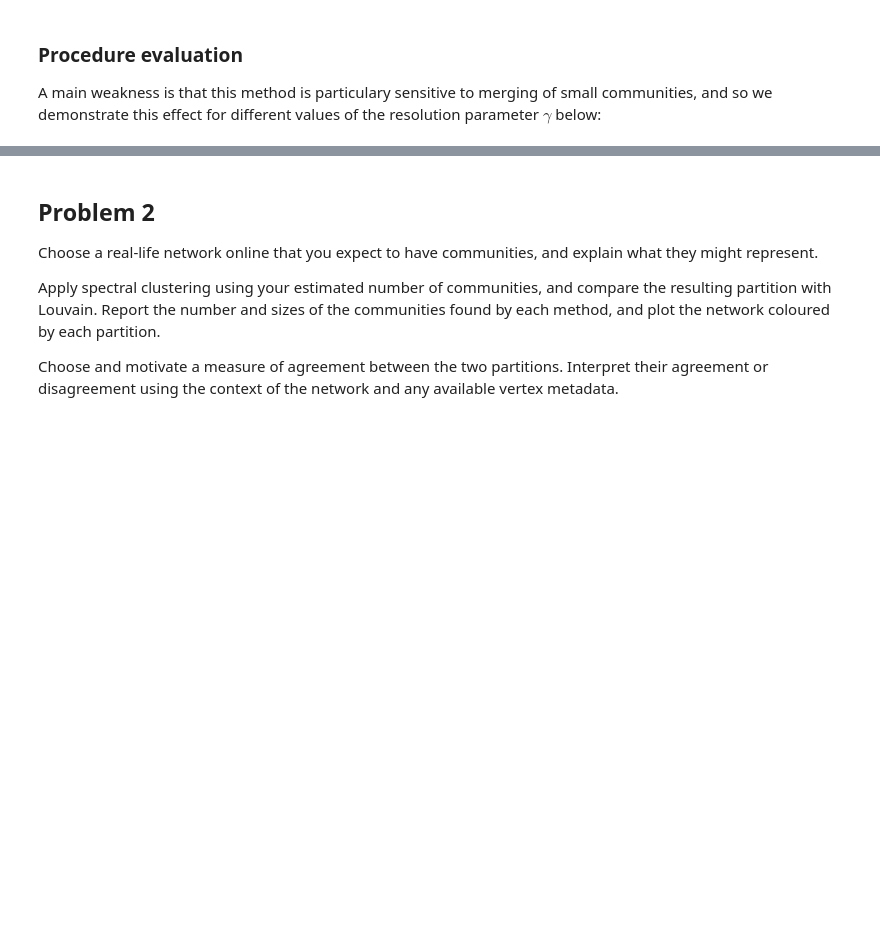
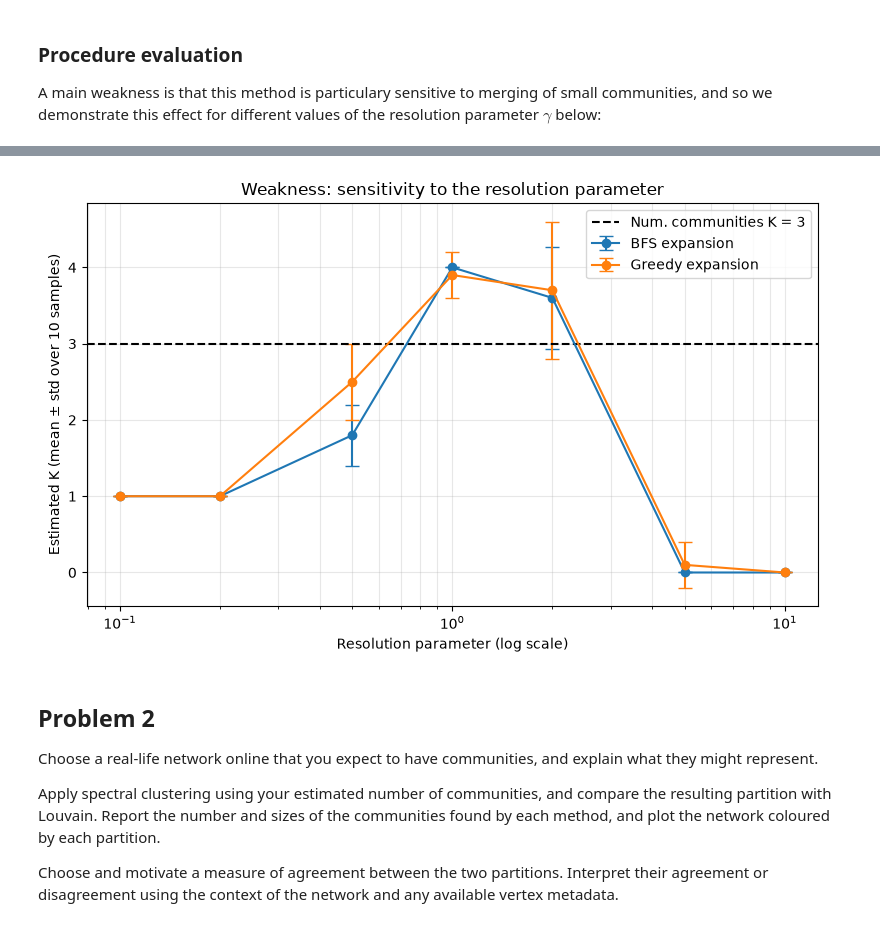
Before and after one commit to tjerkwillems7-ux/complex-networks-assignment-3, a Jupyter notebook: Group_6_Project_3.ipynb, the cells around one changed output, grey strips where cells are left out. Cells and saved outputs as stored; diff of their text form; code cells hidden in the pictures; blank space fills up the shorter version.

```diff
--- a/Group_6_Project_3.ipynb
+++ b/Group_6_Project_3.ipynb
@@ -302,7 +379,7 @@ plt.tight_layout(); plt.show()
 
 A main weakness is that this method is particulary sensitive to merging of small communities, and so we demonstrate this effect for different values of the resolution parameter $\gamma$ below:
 # %%
-def SBM_gamma(gamma_values, K, n, q_in, q_out, n_samples):
+def SBM_gamma(gamma_values, K, n, q_in, q_out, n_samples, estimator):
     """
     Generate an SBM for different values of the probability q_out, which is the probability that any two nodes are in different communities
 
@@ -324,7 +401,7 @@ def SBM_gamma(gamma_values, K, n, q_in, q_out, n_samples):
         G = nx.stochastic_block_model(sizes, Q, seed = SEED + s)
 
         for g in gamma_values:
-            results[g].append(community_number_estimator(G, gamma = g))
+            results[g].append(community_number_estimator(G, estimator, gamma = g))
 
     return results
 
@@ -337,10 +414,14 @@ q_in = 0.3
 q_out = 0.02
 n_samples = 10
 
-res_gamma = SBM_gamma(gamma_values, K, n, q_in, q_out, n_samples)
+res_gamma_bfs = SBM_gamma(gamma_values, K, n, q_in, q_out, n_samples, estimator = find_community_bfs)
+res_gamma_greedy = SBM_gamma(gamma_values, K, n, q_in, q_out, n_samples, estimator = find_community_greedy)
 
-print("gamma | Estimated number of communities K (mean ± std)")
+print("gamma | K (BFS method) | K (greedy method)")
+print("----------------------------------------------------------------")
 for g in gamma_values:
-    m = np.mean(res_gamma[g]); s = np.std(res_gamma[g])
-    print(f"{g:5.1f} | {m:4.1f} ± {s:4.2f}")
+    bm = np.mean(res_gamma_bfs[g]); bs = np.std(res_gamma_bfs[g])
+    gm = np.mean(res_gamma_greedy[g]); gs = np.std(res_gamma_greedy[g])
+
+    print(f"{g:5.1f} | {bm:4.1f} ± {bs:4.2f} | {gm:4.1f} ± {gs:4.2f}")
 # %% [output]
@@ -348,19 +437,25 @@ KeyboardInterrupt:
 # %%
 fig, ax = plt.subplots(figsize = (8, 5))
 ax.errorbar(gamma_values,
-            [np.mean(res_gamma[g]) for g in gamma_values],
-            yerr=[np.std(res_gamma[g]) for g in gamma_values],
-            fmt = "o-", capsize = 5)
+            [np.mean(res_gamma_bfs[g]) for g in gamma_values],
+            yerr=[np.std(res_gamma_bfs[g]) for g in gamma_values],
+            fmt = "o-", capsize = 5, label = "BFS expansion")
+ax.errorbar(gamma_values,
+            [np.mean(res_gamma_greedy[g]) for g in gamma_values],
+            yerr=[np.std(res_gamma_greedy[g]) for g in gamma_values],
+            fmt = "o-", capsize = 5, label = "Greedy expansion")
 ax.axhline(3, color = "k", ls = "--", label = "Num. communities K = 3")
 
 ax.set_xscale("log")
 ax.set_xlabel(r"Resolution parameter (log scale)")
 ax.set_ylabel("Estimated K (mean ± std over 10 samples)")
 ax.set_title(r"Weakness: sensitivity to the resolution parameter")
 ax.legend()
 ax.grid(alpha = 0.3, which = "both")
 plt.tight_layout()
 plt.show()
+# %% [output]
+[figure, added]
 # %% [markdown]
 ## Problem 2 <a name="problem-2" id="problem-2"></a>
 Choose a real-life network online that you expect to have communities, and explain what they might represent.
```
Also changed, not shown: parts of 10 cells of this notebook.
